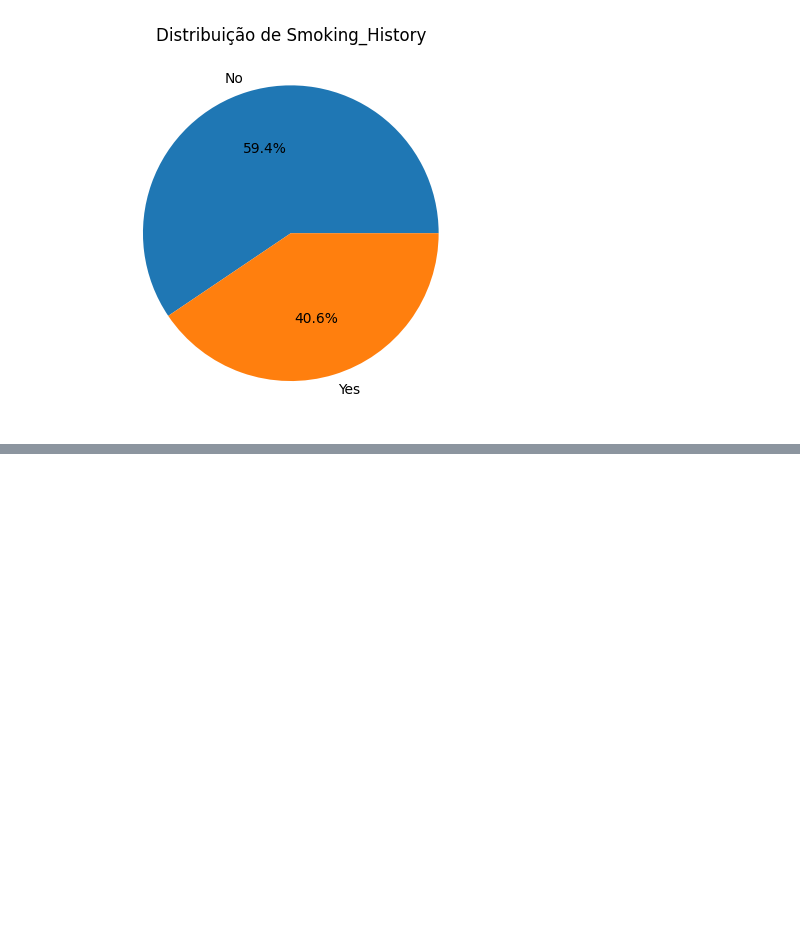
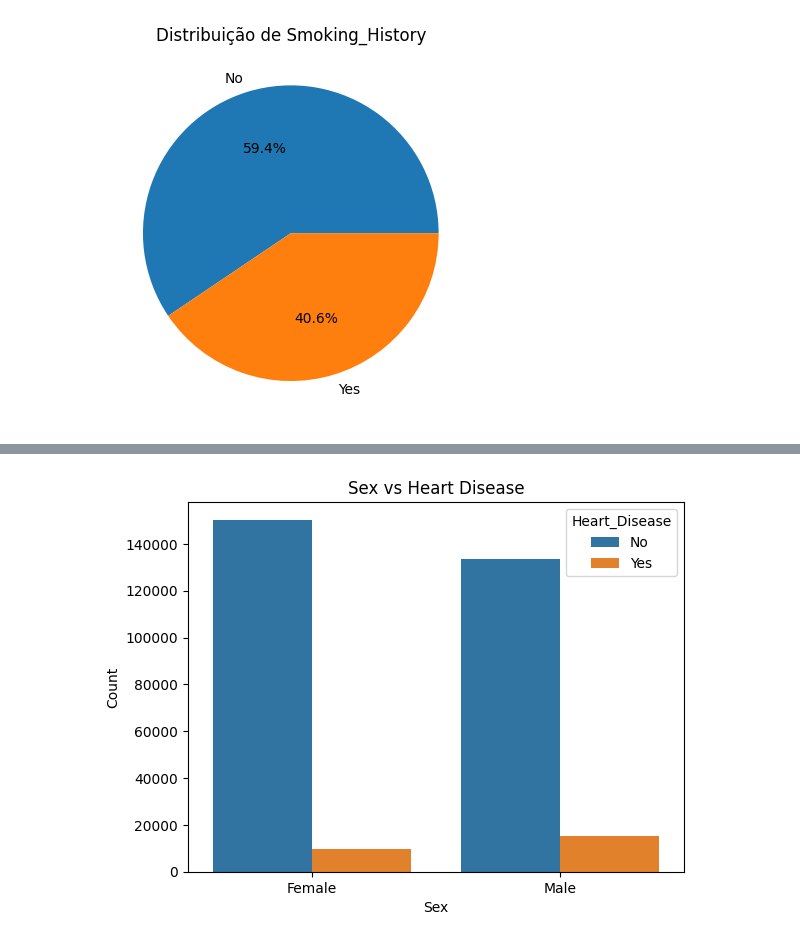
Before and after one commit to tjpoa/ProjetoIAA, a Jupyter notebook: notebooks/DataUnderstanding.ipynb, the cells around one changed output, grey strips where cells are left out. Saved outputs shown, nothing was run; the diff lists cells and outputs as text; code cells hidden in the pictures; blank space fills up the shorter version.

```diff
--- a/notebooks/DataUnderstanding.ipynb
+++ b/notebooks/DataUnderstanding.ipynb
@@ -217,0 +282,8 @@ Mais uma vez verificamos uma distribuicao muito pobre nos nossos dados. Apenas a
+# %%
+sns.countplot(data=cvd_df, x='Sex', hue='Heart_Disease')
+plt.title('Sex vs Heart Disease')
+plt.xlabel('Sex')
+plt.ylabel('Count')
+plt.show()
+# %% [output]
+[figure, added]
```
Also changed, not shown: parts of 28 cells of this notebook, 2 other files.
